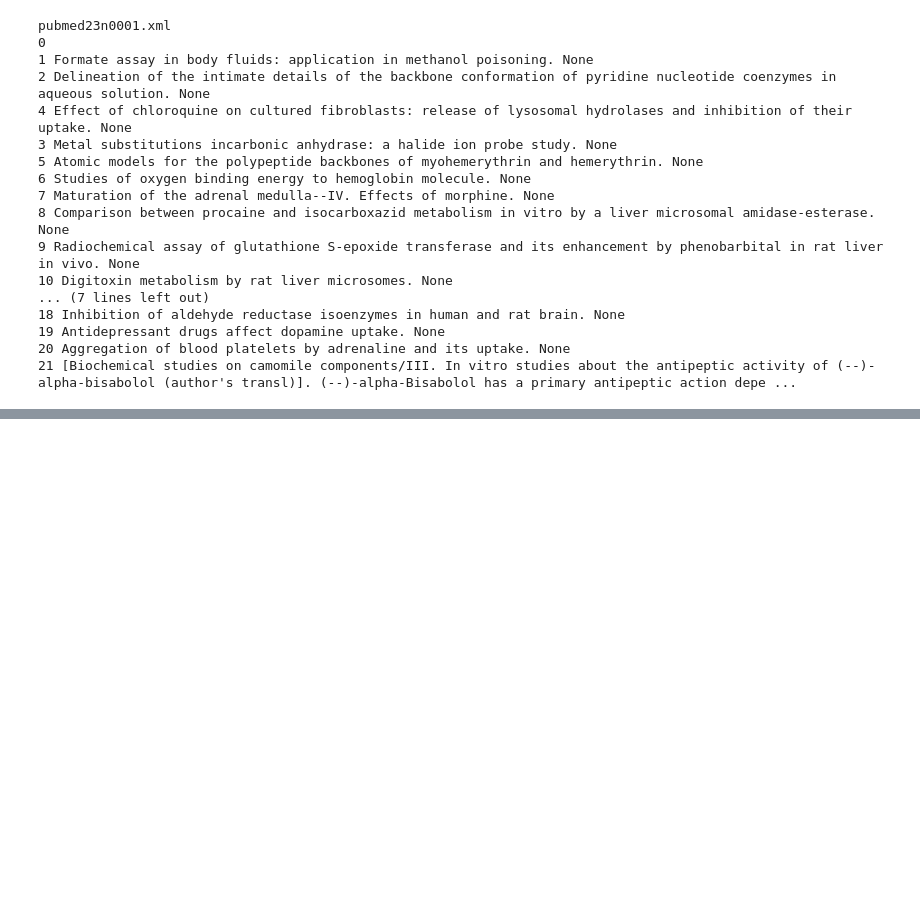
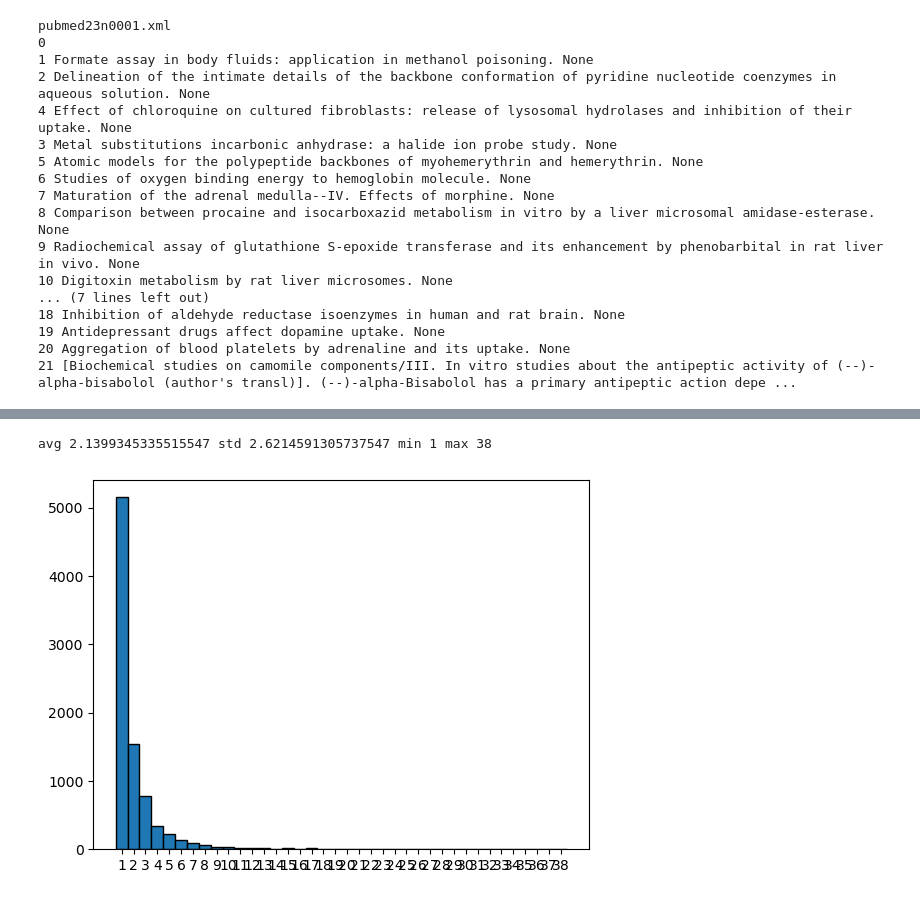
Before and after one commit to neulab/ragged, a Jupyter notebook: retriever/bioasq/download_full_corpus.ipynb, the cells around one changed output, grey strips where cells are left out. Cells and saved outputs as stored; diff of their text form; code cells hidden in the pictures; blank space fills up the shorter version.

Commit message:
update to account for bioasq

```diff
--- a/retriever/bioasq/download_full_corpus.ipynb
+++ b/retriever/bioasq/download_full_corpus.ipynb
@@ -148,0 +146,30 @@ save_jsonl(articles_info, '/data/tir/projects/tir6/general/afreens/dbqa/data/bio
+# %%
+import sys
+sys.path.append('/home/jhsia2/ragged')
+import numpy as np
+import os
+from file_utils import load_json
+loaded= load_json('/data/tir/projects/tir6/general/afreens/dbqa/data/gold_zeno_files/gold_bioasq_zeno_file.json')
+
+answer_len = []
+answers = []
+for l in loaded:
+    for a in l['output']['answer_set']:
+        answer_len.append(len(a.split()))
+        answers.append(a)
+    import matplotlib.pyplot as plt
+def get_hist_info(size_set):
+    print('avg', np.mean(size_set), 'std', np.std(size_set), 'min', np.min(size_set), 'max', np.max(size_set))
+
+    plt.hist(size_set, bins=np.arange(min(size_set)-0.5, max(size_set)+1.5, 1), edgecolor='black')
+
+    # Set the labels and title for the plot
+    # plt.xlabel(f'gold {unit} set size')
+    # plt.ylabel('frequency')
+    # plt.title(f'gold {unit} set size - {dataset}')
+
+    # Set x-ticks to correspond to the integer values
+    plt.xticks(range(min(size_set), max(size_set) + 1))
+
+    # Display the plot
+    plt.show()
@@ -149,3 +205,8 @@ save_jsonl(articles_info, '/data/tir/projects/tir6/general/afreens/dbqa/data/bio
+# %%
+get_hist_info(answer_len)
+# %% [output]
+avg 2.1399345335515547 std 2.6214591305737547 min 1 max 38
+[figure, added]
 # %%
 # import pickle
 # with open('/data/tir/projects/tir6/general/afreens/dbqa/data/bioasq/annual_corpus_dict.pkl', 'wb') as f:
```
Also changed, not shown: parts of 5 cells of this notebook, 16 other files.
